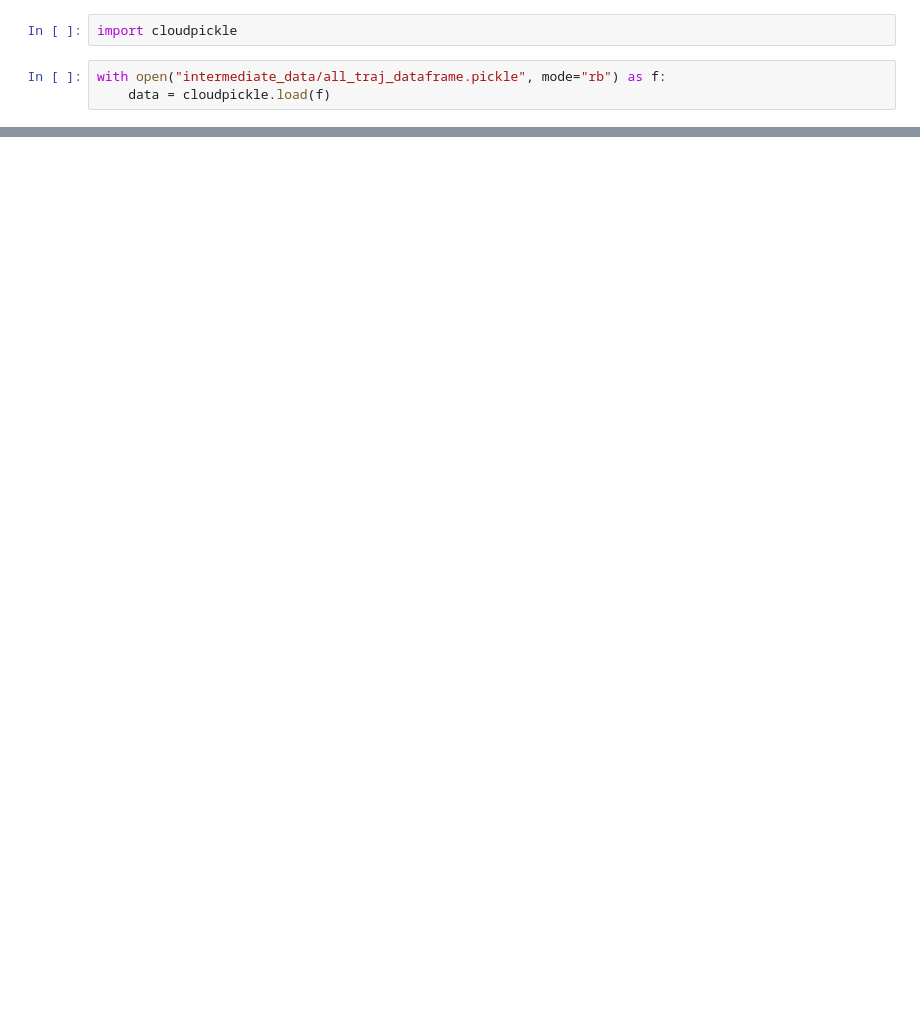
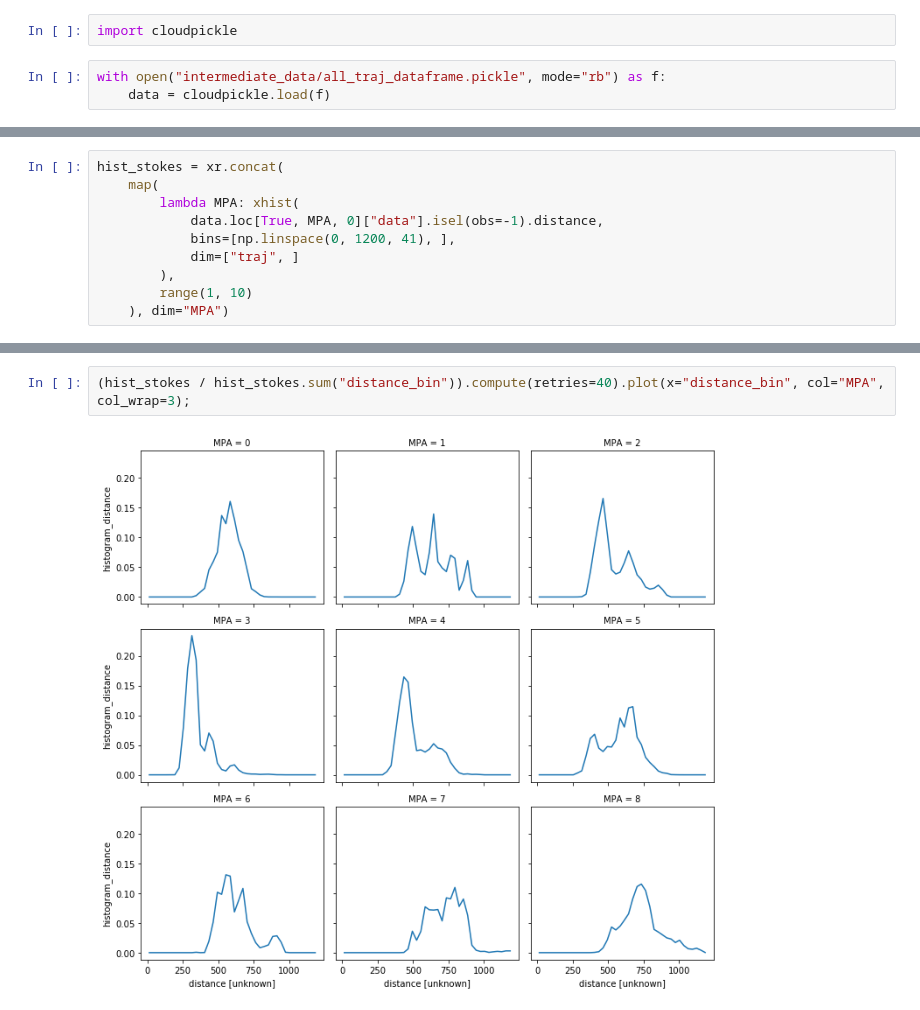
Before and after one commit to willirath/medseaconnectivity, a Jupyter notebook: notebooks/02_Histograms_and_Beaching_Stats.ipynb, the cells around one changed output, grey strips where cells are left out. Drawn from its saved outputs; the diff is of its cells as text; blank space fills up the shorter version.

```diff
--- a/notebooks/02_Histograms_and_Beaching_Stats.ipynb
+++ b/notebooks/02_Histograms_and_Beaching_Stats.ipynb
@@ -84,0 +118,10 @@ fig.tight_layout();
+# %%
+hist_stokes = xr.concat(
+    map(
+        lambda MPA: xhist(
+            data.loc[True, MPA, 0]["data"].isel(obs=-1).distance,
+            bins=[np.linspace(0, 1200, 41), ],
+            dim=["traj", ]
+        ),
+        range(1, 10)
+    ), dim="MPA")
@@ -84,0 +148,4 @@ fig.tight_layout();
+# %%
+(hist_stokes / hist_stokes.sum("distance_bin")).compute(retries=40).plot(x="distance_bin", col="MPA", col_wrap=3);
+# %% [output]
+[figure, added]
```
Also changed, not shown: parts of 9 cells of this notebook, 1 other file.
